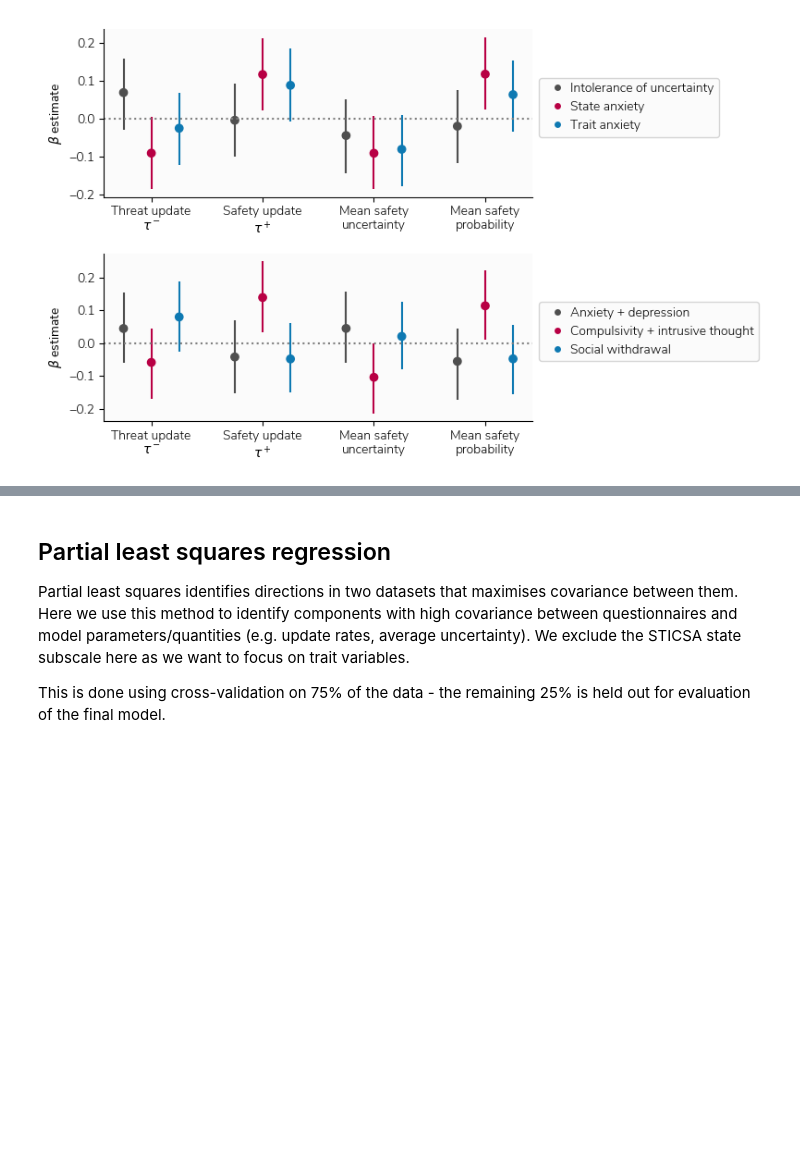
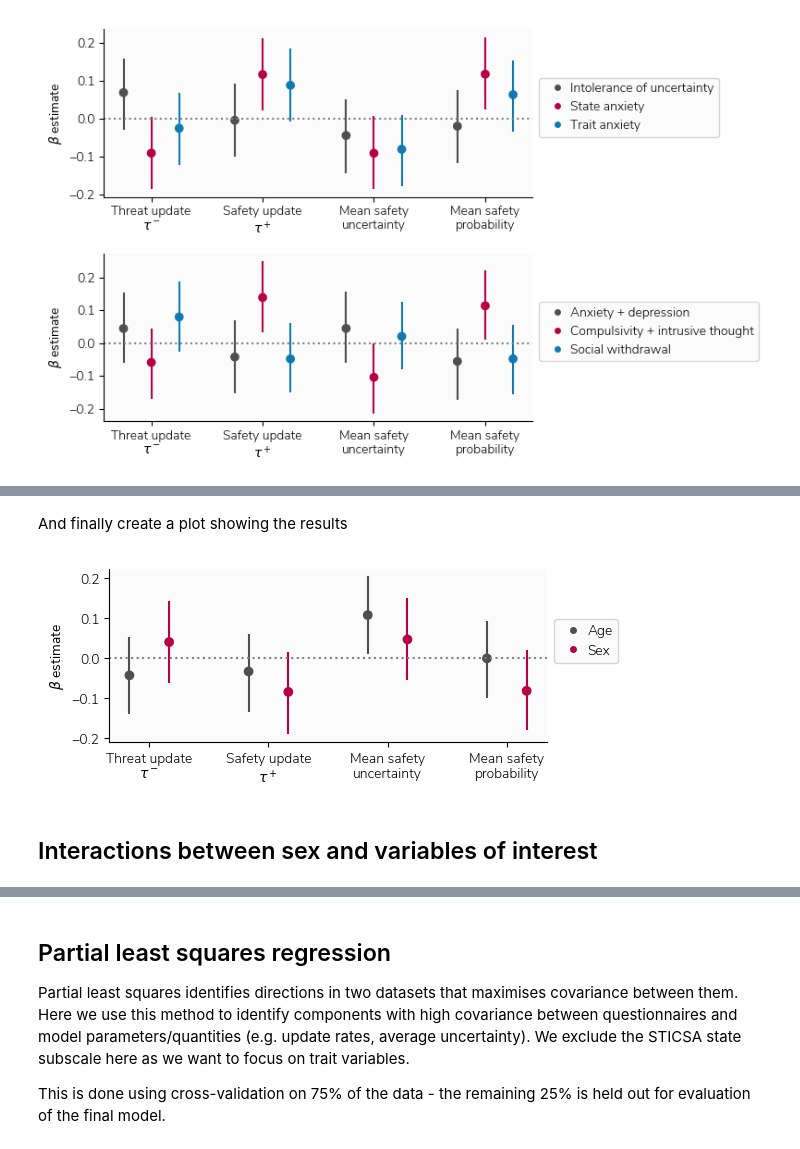
Before and after one commit to tobywise/online-aversive-learning, a Jupyter notebook: notebooks/psychopathology_analysis.ipynb, the cells around one changed output, grey strips where cells are left out. Cells and saved outputs as stored; diff of their text form; code cells hidden in the pictures; blank space fills up the shorter version.

```diff
--- a/notebooks/psychopathology_analysis.ipynb
+++ b/notebooks/psychopathology_analysis.ipynb
@@ -515,0 +624,19 @@ plt.savefig('../figures/regression_plot.png')
+# %%
+# Get results of model fitting
+summary_dfs = []
+for n, lm in tqdm(enumerate(models)):
+    if 'Compul' in lm[2000:].summary().index:
+        summary = lm[2000:].summary()  # Drop initial 2000 samples
+        summary = summary[summary.index.isin(['sex', 'age'])]
+        summary = summary[~summary.index.str.contains('_sd')]
+        summary['outcome'] = lm.model.outcome
+        summary_dfs.append(summary)
+df = pd.concat(summary_dfs)
+
+# Get results for modelling variables
+demographics_df_model = df[(df.index.isin(['sex', 'age'])) & (~df.outcome.isin(['ws', 'ls']))]
+
+
+# # Remove variables we don't care about - we had no hypotheses regarding decay rates, stickiness, or temperature parameters
+# # but ran these models in case they are of interest to others
+demographics_df_model = remove_other_vars(demographics_df_model)
@@ -515,0 +656,33 @@ plt.savefig('../figures/regression_plot.png')
+# %% [markdown]
+And finally create a plot showing the results
+# %%
+f, ax = plt.subplots(1, 1, figsize=(6, 2.5), dpi=100, facecolor='white')
+
+# Plot anxiety results
+demographics_df_model.loc[:, 'predictor'] = demographics_df_model.index
+demographics_df_model['outcome'] = demographics_df_model['outcome'].replace(outcomes_dict)
+xpos = np.arange(len(demographics_df_model)).astype(float)
+for i in range(len(demographics_df_model['outcome'].unique())):
+    xpos[i*2:i*2+2] += i * 1
+ax.scatter(xpos, 'mean', facecolors=pal[:2], data=demographics_df_model, label=None)
+ax.errorbar(xpos, 'mean', yerr=[demographics_df_model['mean'] - demographics_df_model['hpd0.95_lower'],
+                                demographics_df_model['hpd0.95_upper'] - demographics_df_model['mean']], fmt='none', label=None, ecolor=pal[:2], data=demographics_df_model)
+ax.axhline(0, linestyle=':', c='grey')
+ax.set_xticks(np.arange(len(demographics_df_model['outcome'].unique())) * 3 + 0.5)
+ax.set_xticklabels(demographics_df_model['outcome'].unique())
+ax.set_ylabel(r"$\beta$ estimate")
+
+legend_elements = [Line2D([0], [0], marker='o', color='None', label='Age', markerfacecolor=pal[0], markersize=5),
+                   Line2D([0], [0], marker='o', color='None', label='Sex', markerfacecolor=pal[1], markersize=5)]
+ax.legend(handles=legend_elements, loc='upper left', ncol=1, handletextpad=0.01, mode=None, columnspacing=0.1,
+            bbox_to_anchor=(1, 0.75))
+
+
+sns.despine()
+plt.tight_layout()
+plt.savefig('../figures/regression_plot_age_sex.svg')
+plt.savefig('../figures/regression_plot_age_sex.png')
+# %% [output]
+[figure, added]
+# %% [markdown]
+## Interactions between sex and variables of interest
```
Also changed, not shown: parts of 21 cells of this notebook, 2 other files.
